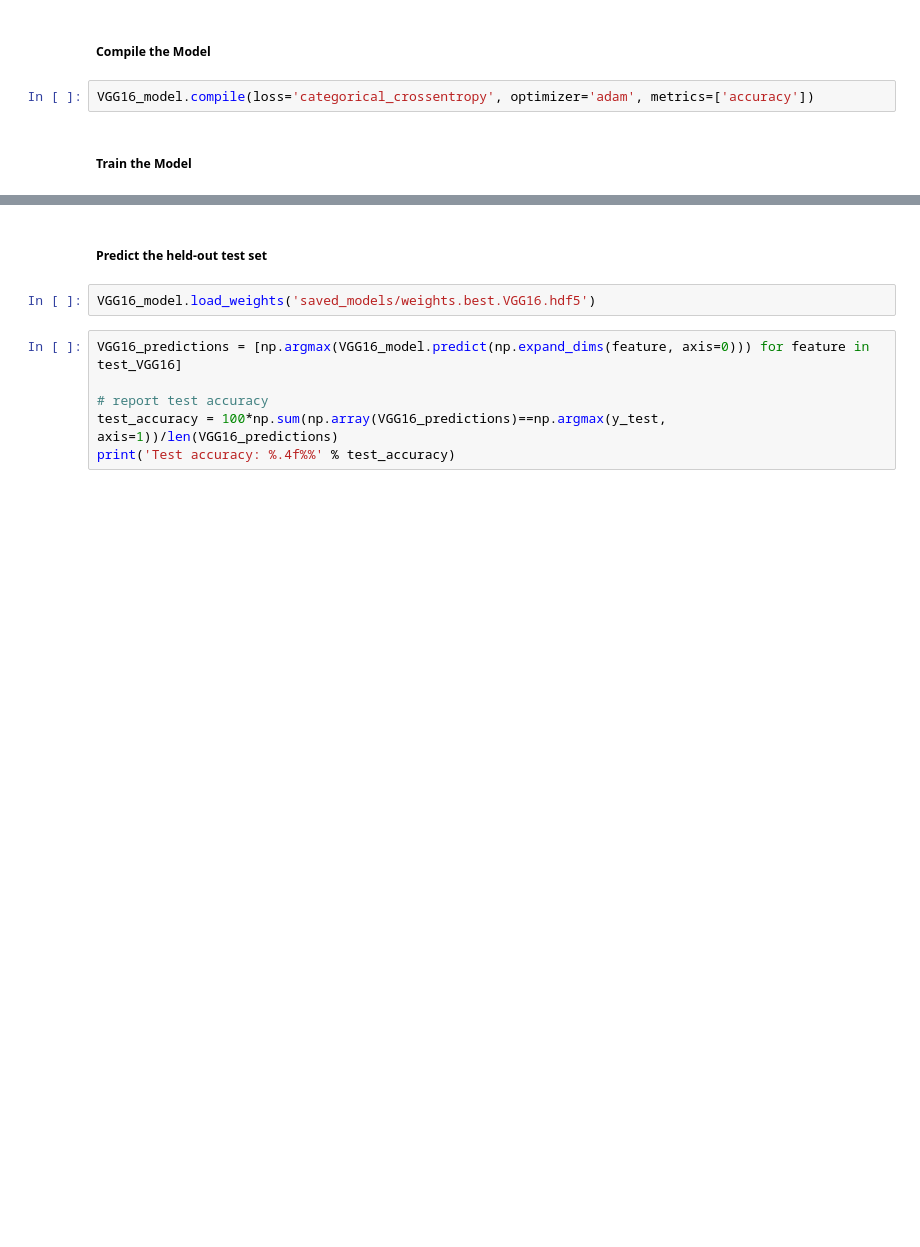
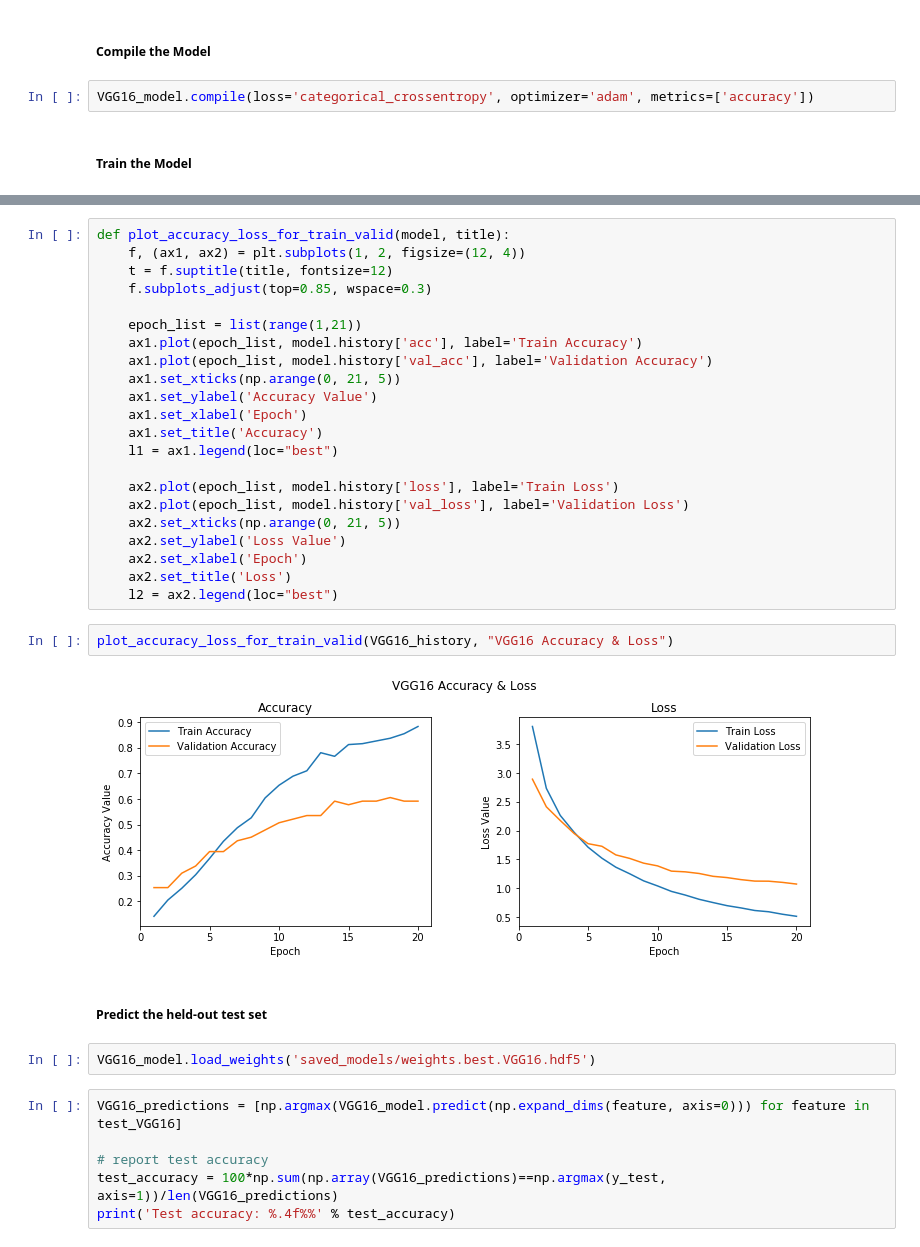
Before and after one commit to karthikBalasubramanian/FER, a Jupyter notebook: FER Capstone Implementation.ipynb, the cells around one changed output, grey strips where cells are left out. Drawn from its saved outputs; the diff is of its cells as text; blank space fills up the shorter version.

```diff
--- a/FER Capstone Implementation.ipynb
+++ b/FER Capstone Implementation.ipynb
@@ -733,3 +732,29 @@ Epoch 00030: val_loss did not improve from 0.98156
+# %%
+def plot_accuracy_loss_for_train_valid(model, title):
+    f, (ax1, ax2) = plt.subplots(1, 2, figsize=(12, 4))
+    t = f.suptitle(title, fontsize=12)
+    f.subplots_adjust(top=0.85, wspace=0.3)
+
+    epoch_list = list(range(1,21))
+    ax1.plot(epoch_list, model.history['acc'], label='Train Accuracy')
+    ax1.plot(epoch_list, model.history['val_acc'], label='Validation Accuracy')
+    ax1.set_xticks(np.arange(0, 21, 5))
+    ax1.set_ylabel('Accuracy Value')
+    ax1.set_xlabel('Epoch')
+    ax1.set_title('Accuracy')
+    l1 = ax1.legend(loc="best")
+
+    ax2.plot(epoch_list, model.history['loss'], label='Train Loss')
+    ax2.plot(epoch_list, model.history['val_loss'], label='Validation Loss')
+    ax2.set_xticks(np.arange(0, 21, 5))
+    ax2.set_ylabel('Loss Value')
+    ax2.set_xlabel('Epoch')
+    ax2.set_title('Loss')
+    l2 = ax2.legend(loc="best")
+# %%
+plot_accuracy_loss_for_train_valid(VGG16_history, "VGG16 Accuracy & Loss")
+# %% [output]
+[figure, added]
 # %% [markdown]
 ##### Predict the held-out test set
 # %%
```
Also changed, not shown: parts of 10 cells of this notebook, 3 other files.
